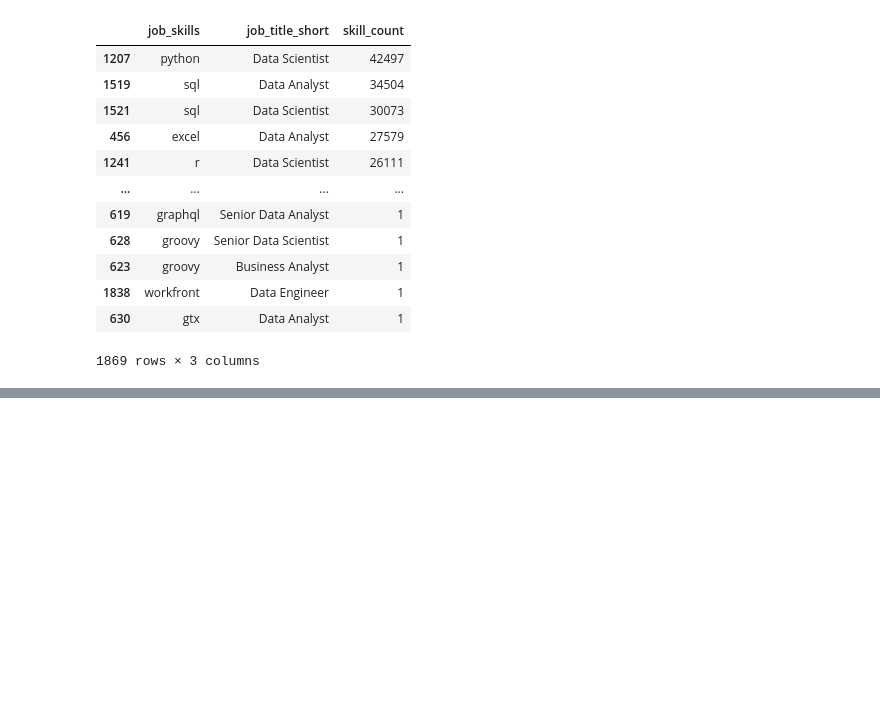
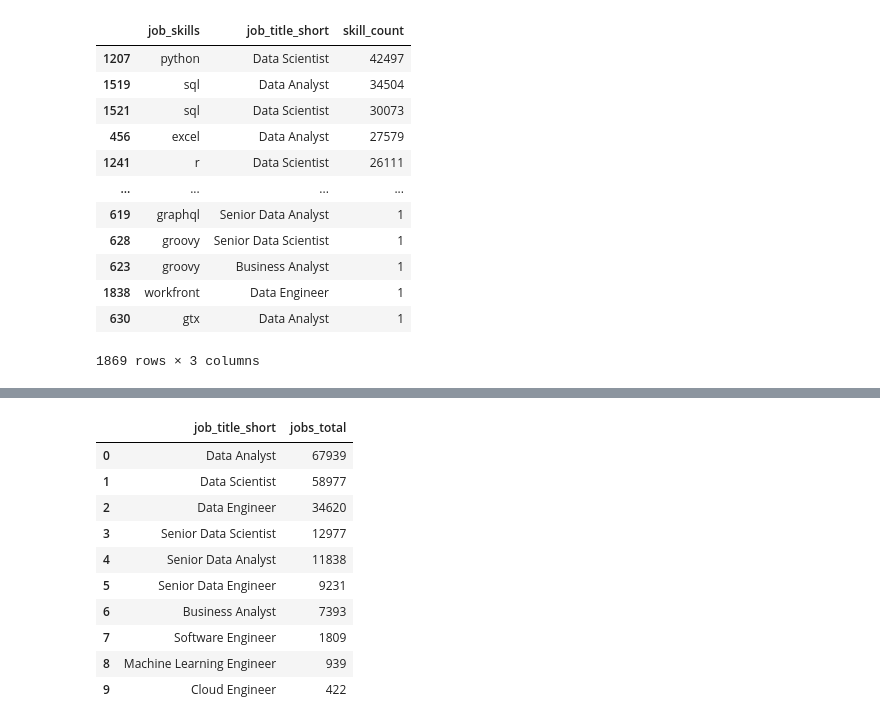
Before and after one commit to lakshay2002-cloud/Python-Project, a Jupyter notebook: Project/2_Skills_Count.ipynb, the cells around one changed output, grey strips where cells are left out. Saved outputs shown, nothing was run; the diff lists cells and outputs as text; code cells hidden in the pictures; blank space fills up the shorter version.

```diff
--- a/Project/2_Skills_Count.ipynb
+++ b/Project/2_Skills_Count.ipynb
@@ -71,0 +76,15 @@ plt.show()
+# %%
+df_job_title_count=df_US['job_title_short'].value_counts().reset_index(name='jobs_total')
+df_job_title_count
+# %% [output]
+|  | job_title_short | jobs_total |
+| 0 | Data Analyst | 67939 |
+| 1 | Data Scientist | 58977 |
+| 2 | Data Engineer | 34620 |
+| 3 | Senior Data Scientist | 12977 |
+| 4 | Senior Data Analyst | 11838 |
+| 5 | Senior Data Engineer | 9231 |
+| 6 | Business Analyst | 7393 |
+| 7 | Software Engineer | 1809 |
+| 8 | Machine Learning Engineer | 939 |
+| 9 | Cloud Engineer | 422 |
```
Also changed, not shown: parts of 5 cells of this notebook, 5 other files.
